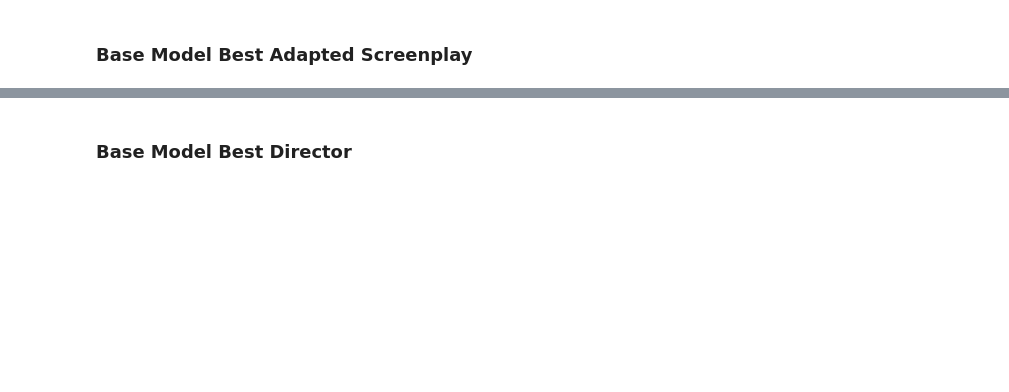
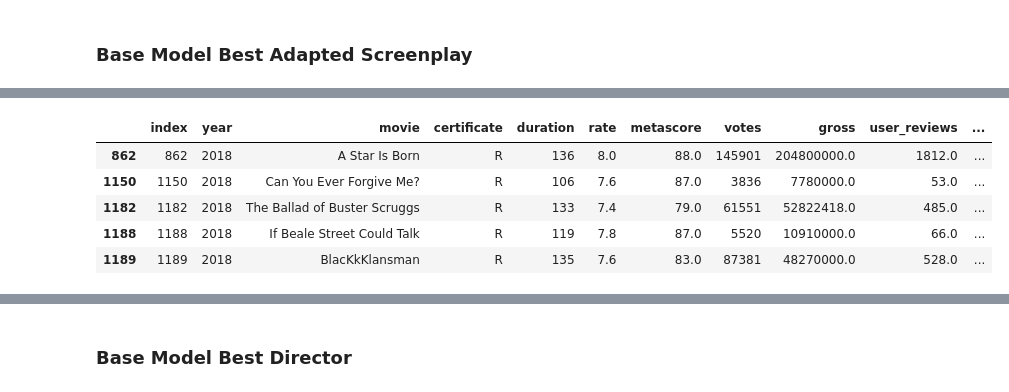
Before and after one commit to MrThomasPin/Oscar-Machine-Learning, a Jupyter notebook: oscar-predictor-ml.ipynb, the cells around one changed output, grey strips where cells are left out. Cells and saved outputs as stored; diff of their text form; code cells hidden in the pictures; blank space fills up the shorter version.

```diff
--- a/oscar-predictor-ml.ipynb
+++ b/oscar-predictor-ml.ipynb
@@ -399,0 +419,9 @@ diff_class_ml(X_train_best_ada_screen, X_test_best_ada_screen, y_train_best_ada_
+# %%
+best_adascreen_2018_identifiable
+# %% [output]
+|  | index | year | movie | certificate | duration | rate | metascore | votes | gross | user_reviews | ... |
+| 862 | 862 | 2018 | A Star Is Born | R | 136 | 8.0 | 88.0 | 145901 | 204800000.0 | 1812.0 | ... |
+| 1150 | 1150 | 2018 | Can You Ever Forgive Me? | R | 106 | 7.6 | 87.0 | 3836 | 7780000.0 | 53.0 | ... |
+| 1182 | 1182 | 2018 | The Ballad of Buster Scruggs | R | 133 | 7.4 | 79.0 | 61551 | 52822418.0 | 485.0 | ... |
+| 1188 | 1188 | 2018 | If Beale Street Could Talk | R | 119 | 7.8 | 87.0 | 5520 | 10910000.0 | 66.0 | ... |
+| 1189 | 1189 | 2018 | BlacKkKlansman | R | 135 | 7.6 | 83.0 | 87381 | 48270000.0 | 528.0 | ... |
```
Also changed, not shown: parts of 12 cells of this notebook.
